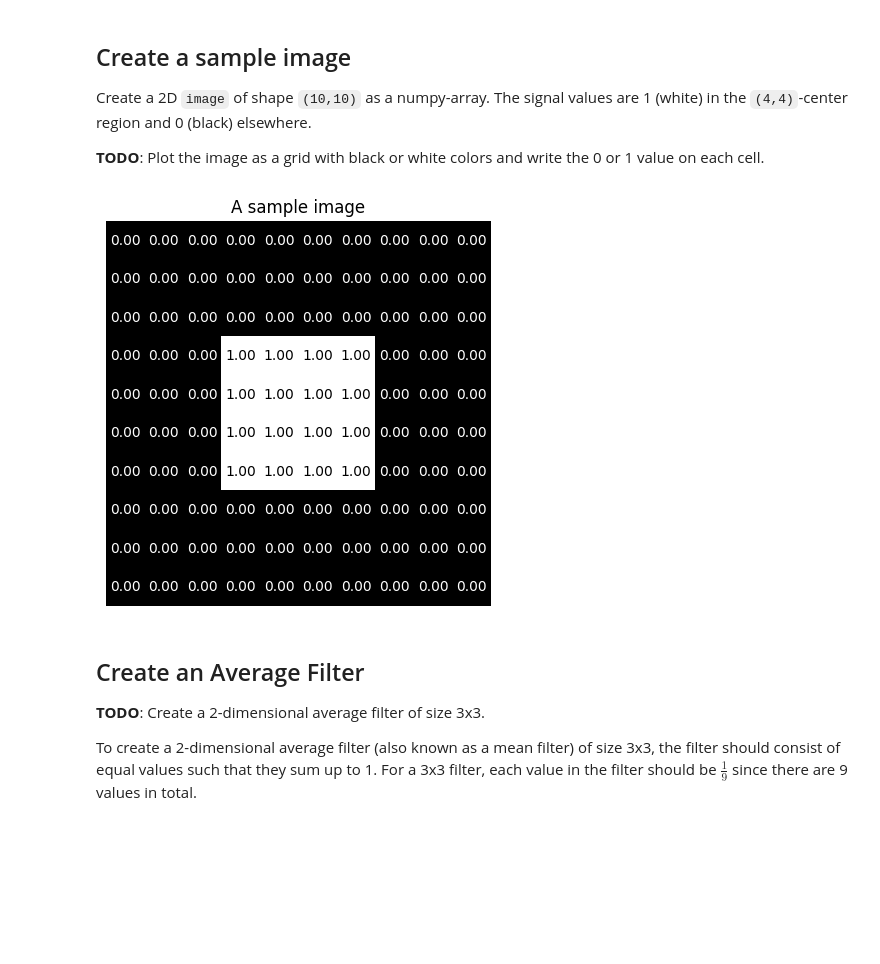
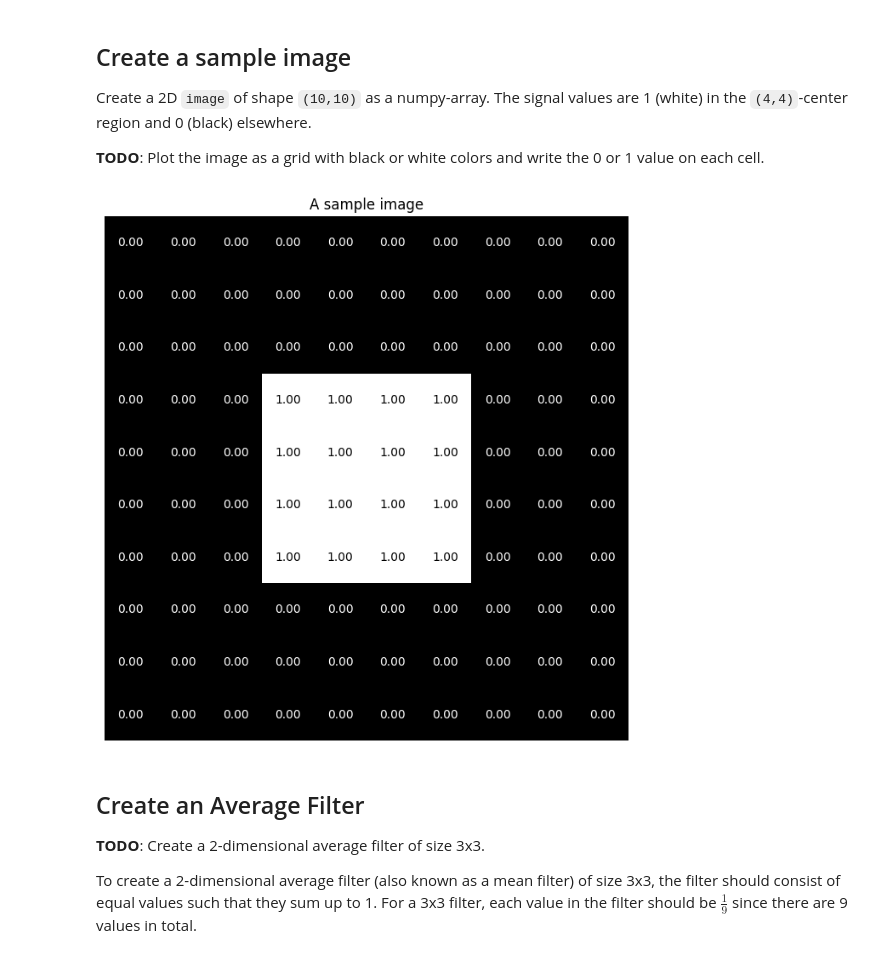
Before and after one commit to HARINI-RadheyKrishna/Machine_Learning, a Jupyter notebook: EE599_ML_Systems_HW2.ipynb, the cells around one changed output. Saved outputs shown, nothing was run; the diff lists cells and outputs as text; code cells hidden in the pictures; blank space fills up the shorter version.

```diff
--- a/EE599_ML_Systems_HW2.ipynb
+++ b/EE599_ML_Systems_HW2.ipynb
@@ -82,34 +82,34 @@ Create a 2D  `image` of shape `(10,10)` as a numpy-array. The signal values are
 # %%
 def plot_image_with_values(image, title):
     """
     Plots a 2D image with numeric values overlaid on each cell.
 
     Parameters:
     - image (2D numpy array): The image to be plotted.
     - title (str): The title of the plot.
     """
     image [3:7, 3:7] = 1
 
-    plt.figure(figsize=(5,5))
+    plt.figure(figsize=(8,8))
 
     # Plot the image
     plt.imshow(image, cmap='gray')
     #plt.imshow(image, cmap='binary', interpolation='nearest')
     # Looping through all cells to overlay the numeric values
     for i in range(image.shape[0]):
         for j in range(image.shape[1]):
             pixel_value = image[i, j] #the value will either be '1' or '0'
             text_color = 'white' if pixel_value < 0.5 else 'black'  # Setting text color based on pixel value
             plt.text(j, i, f'{pixel_value:.2f}', ha='center', va='center', color=text_color) #prints the numericals in the middle of each box
 
     plt.title(title)
     plt.axis('off')
     plt.show()
 
 
 plot_image_with_values(image, 'A sample image')
 # %% [output]
-[figure, old version]
+[figure, new version]
 # %% [markdown]
 ## Create an Average Filter
 
```
Also changed, not shown: parts of 10 cells of this notebook.
